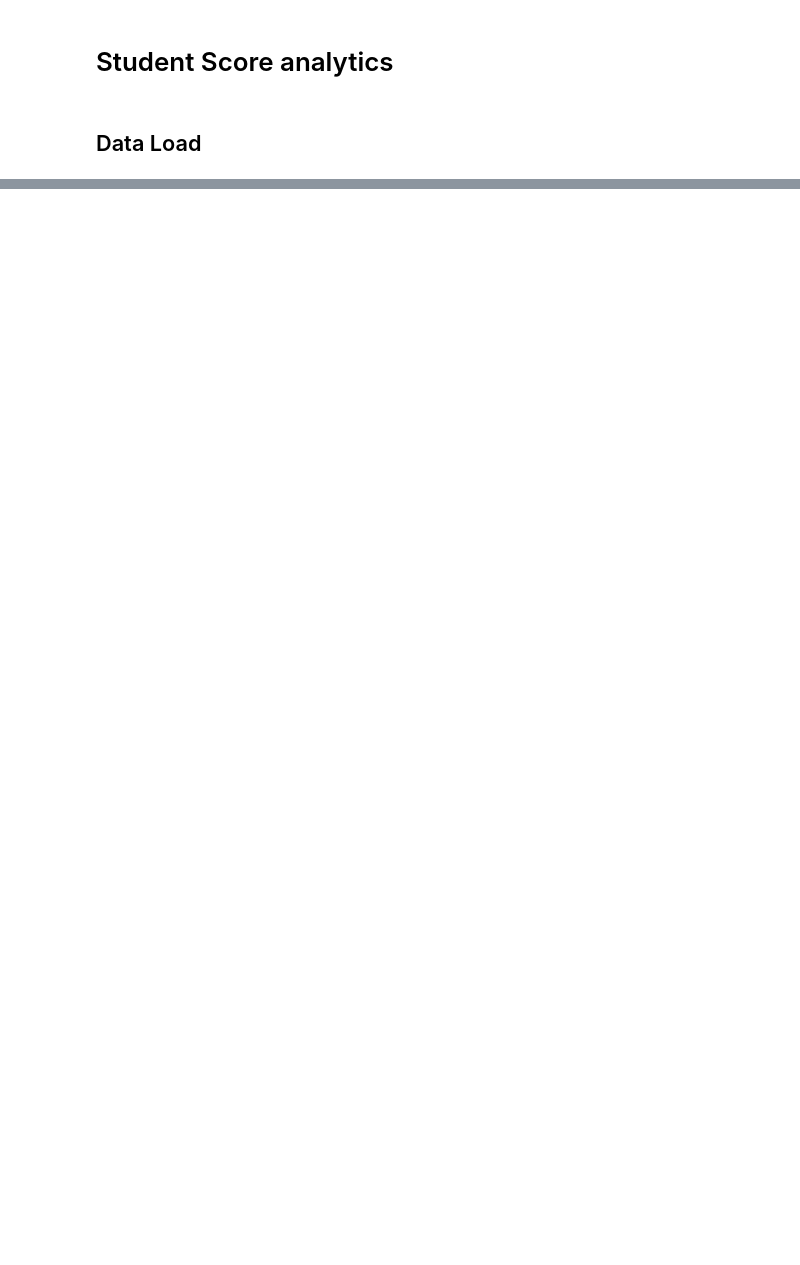
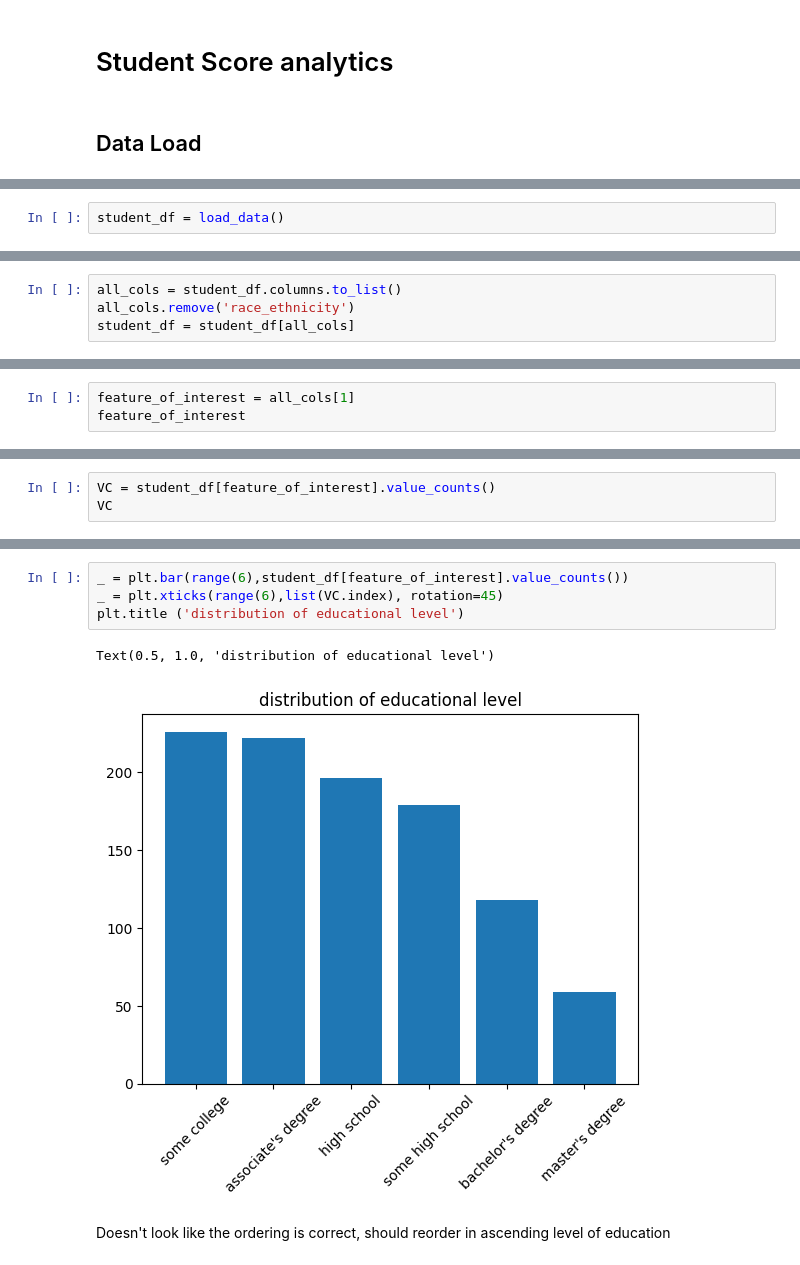
Before and after one commit to unded666/MeshTask, a Jupyter notebook: Student Score Analysis.ipynb, the cells around one changed output, grey strips where cells are left out. Saved outputs shown, nothing was run; the diff lists cells and outputs as text; blank space fills up the shorter version.

```diff
--- a/Student Score Analysis.ipynb
+++ b/Student Score Analysis.ipynb
@@ -17,0 +12,2 @@ ValueError: Excel file format cannot be determined, you must specify an engine m
+# %%
+student_df = load_data()
@@ -17,0 +88,4 @@ ValueError: Excel file format cannot be determined, you must specify an engine m
+# %%
+all_cols = student_df.columns.to_list()
+all_cols.remove('race_ethnicity')
+student_df = student_df[all_cols]
@@ -17,0 +98,3 @@ ValueError: Excel file format cannot be determined, you must specify an engine m
+# %%
+feature_of_interest = all_cols[1]
+feature_of_interest
@@ -17,0 +103,3 @@ ValueError: Excel file format cannot be determined, you must specify an engine m
+# %%
+VC = student_df[feature_of_interest].value_counts()
+VC
@@ -17,0 +124,9 @@ ValueError: Excel file format cannot be determined, you must specify an engine m
+# %%
+_ = plt.bar(range(6),student_df[feature_of_interest].value_counts())
+_ = plt.xticks(range(6),list(VC.index), rotation=45)
+plt.title ('distribution of educational level')
+# %% [output]
+Text(0.5, 1.0, 'distribution of educational level')
+[figure, added]
+# %% [markdown]
+Doesn't look like the ordering is correct, should reorder in ascending level of education
```
Also changed, not shown: parts of 68 cells of this notebook, 1 other file.
